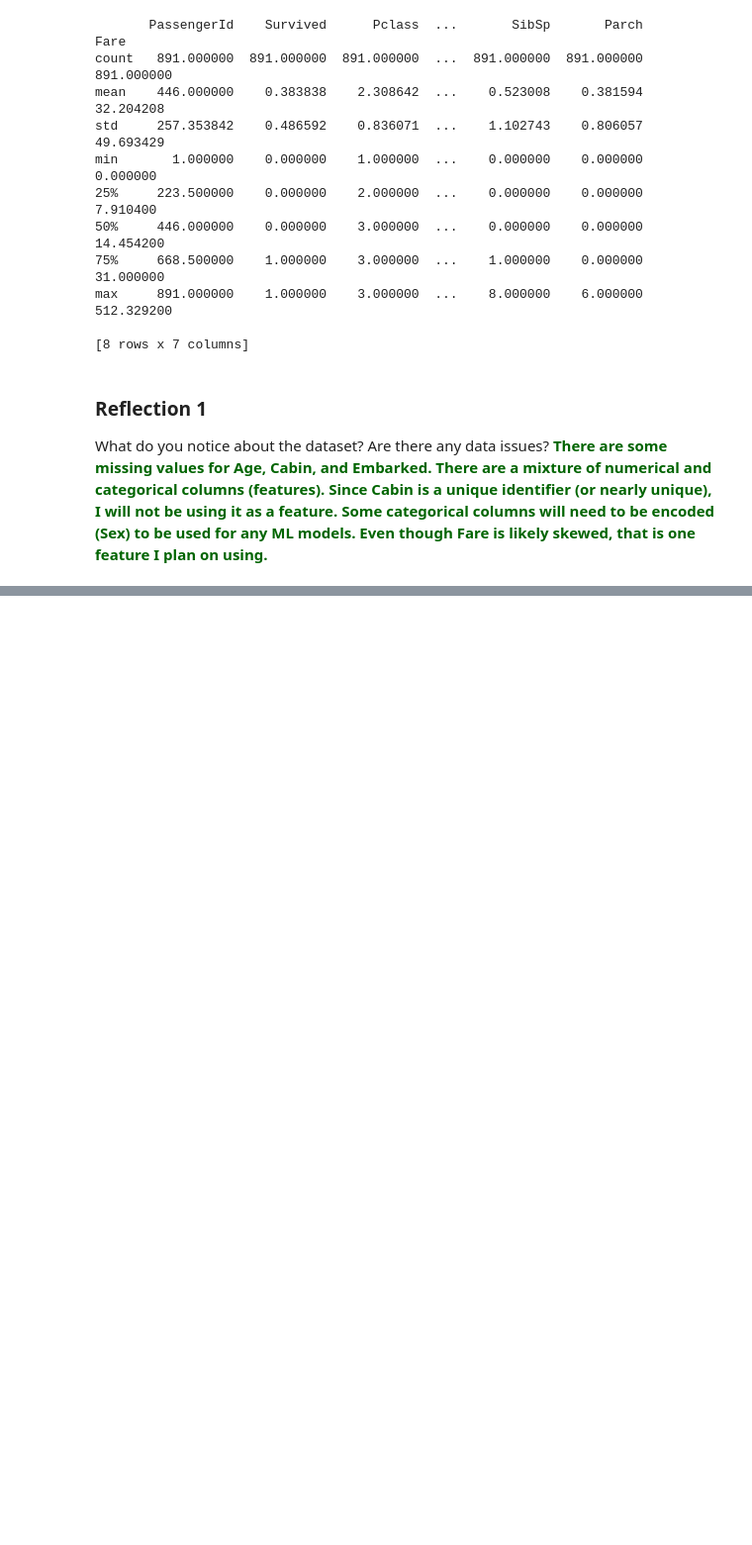
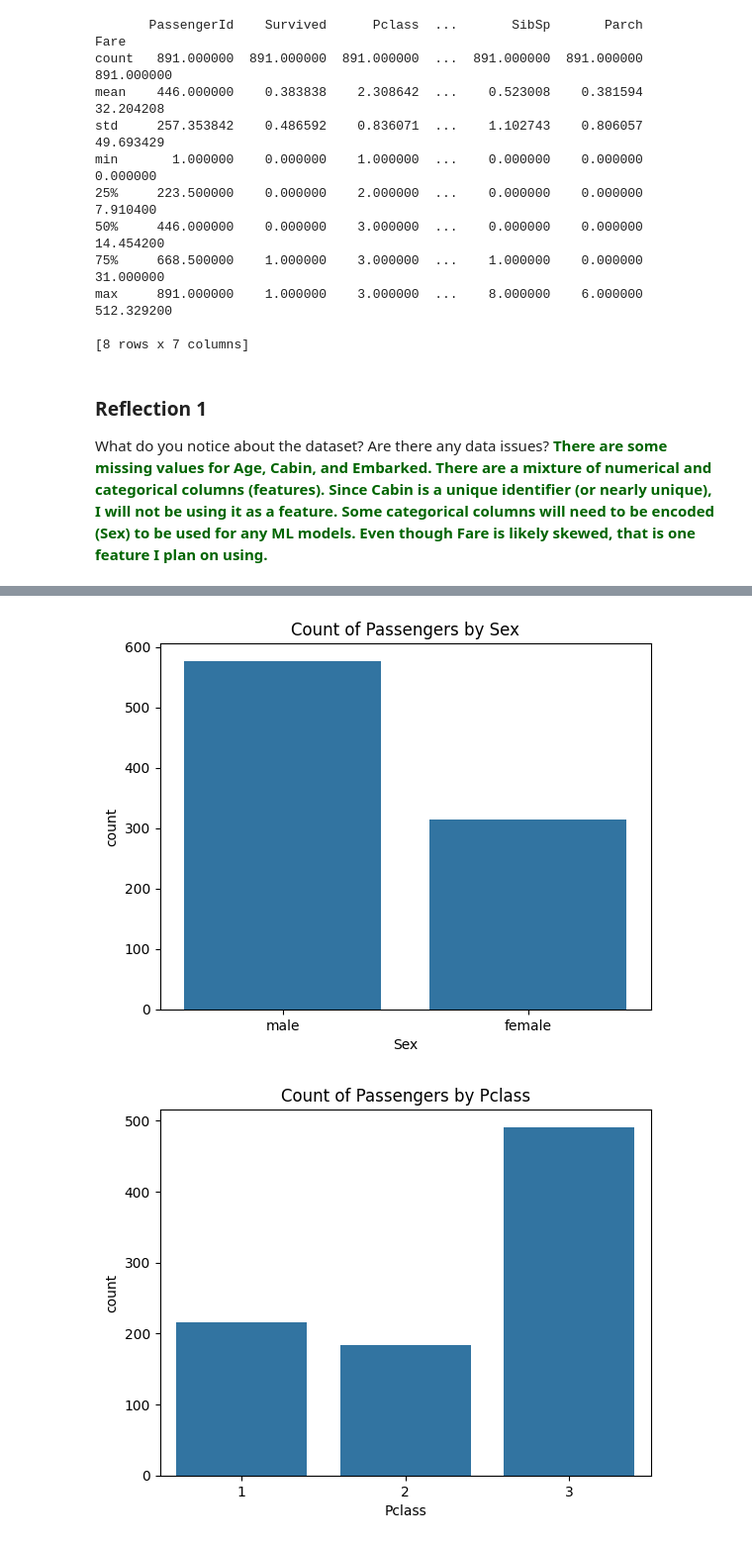
Before and after one commit to james-0177/ml_classification_pinkston, a Jupyter notebook: notebooks/classification_pinkston.ipynb, the cells around one changed output, grey strips where cells are left out. Shown at 99% size. Saved outputs shown, nothing was run; the diff lists cells and outputs as text; code cells hidden in the pictures; blank space fills up the shorter version.

```diff
--- a/notebooks/classification_pinkston.ipynb
+++ b/notebooks/classification_pinkston.ipynb
@@ -80,0 +114,18 @@ What do you notice about the dataset? Are there any data issues?  **<span style=
+# %%
+# Count plot for Sex
+sns.countplot(x="Sex", data=titanic_df)
+plt.title("Count of Passengers by Sex")
+plt.show()
+
+# Count plots for Pclass
+sns.countplot(x="Pclass", data=titanic_df)
+plt.title("Count of Passengers by Pclass")
+plt.show()
+
+# Count plots for Embarked
+sns.countplot(x="Embarked", data=titanic_df)
+plt.title("Count of Passengers by Embarked Port")
+plt.show()
+# %% [output]
+[figure, added]
+[figure, added]
```
Also changed, not shown: parts of 39 cells of this notebook.
